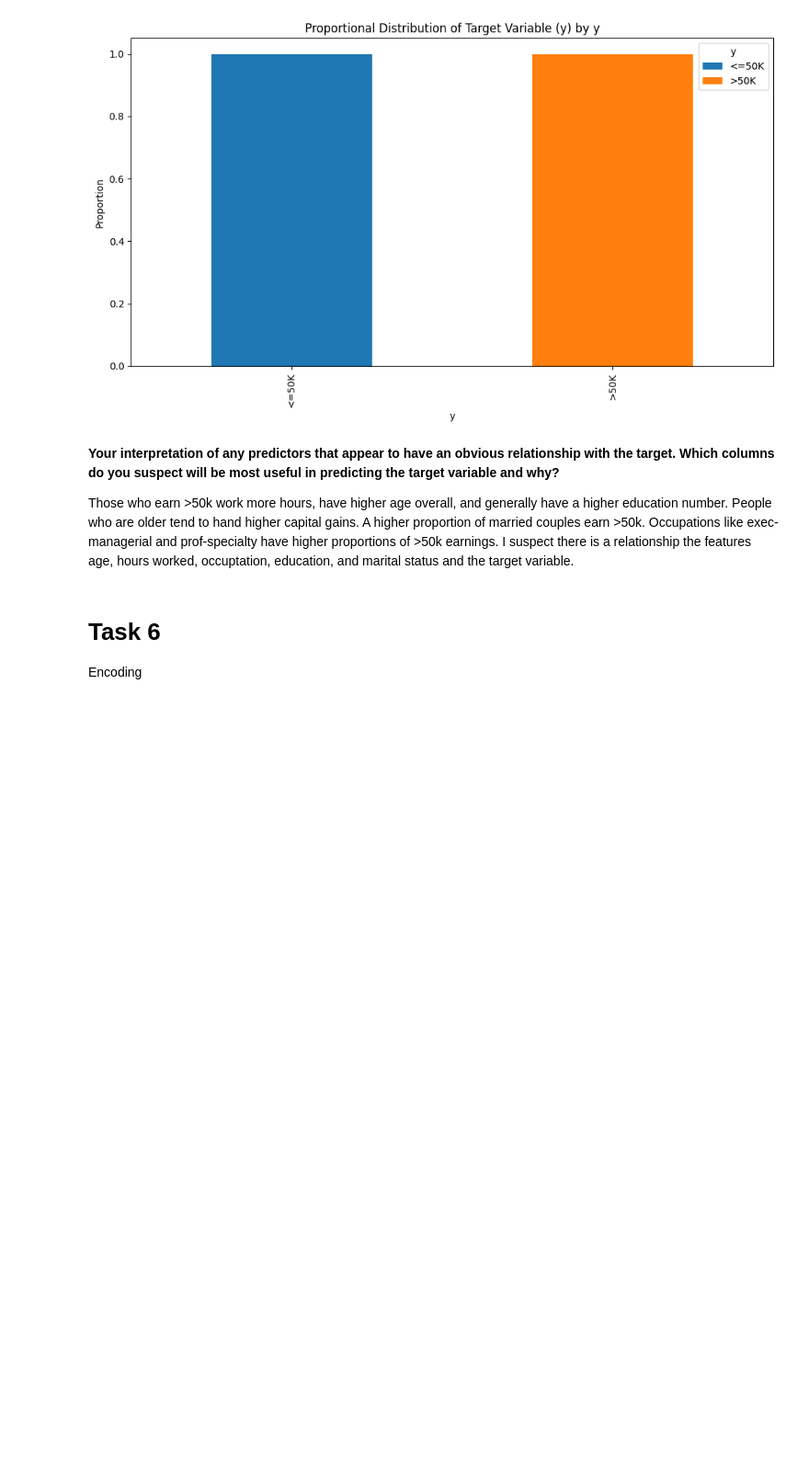
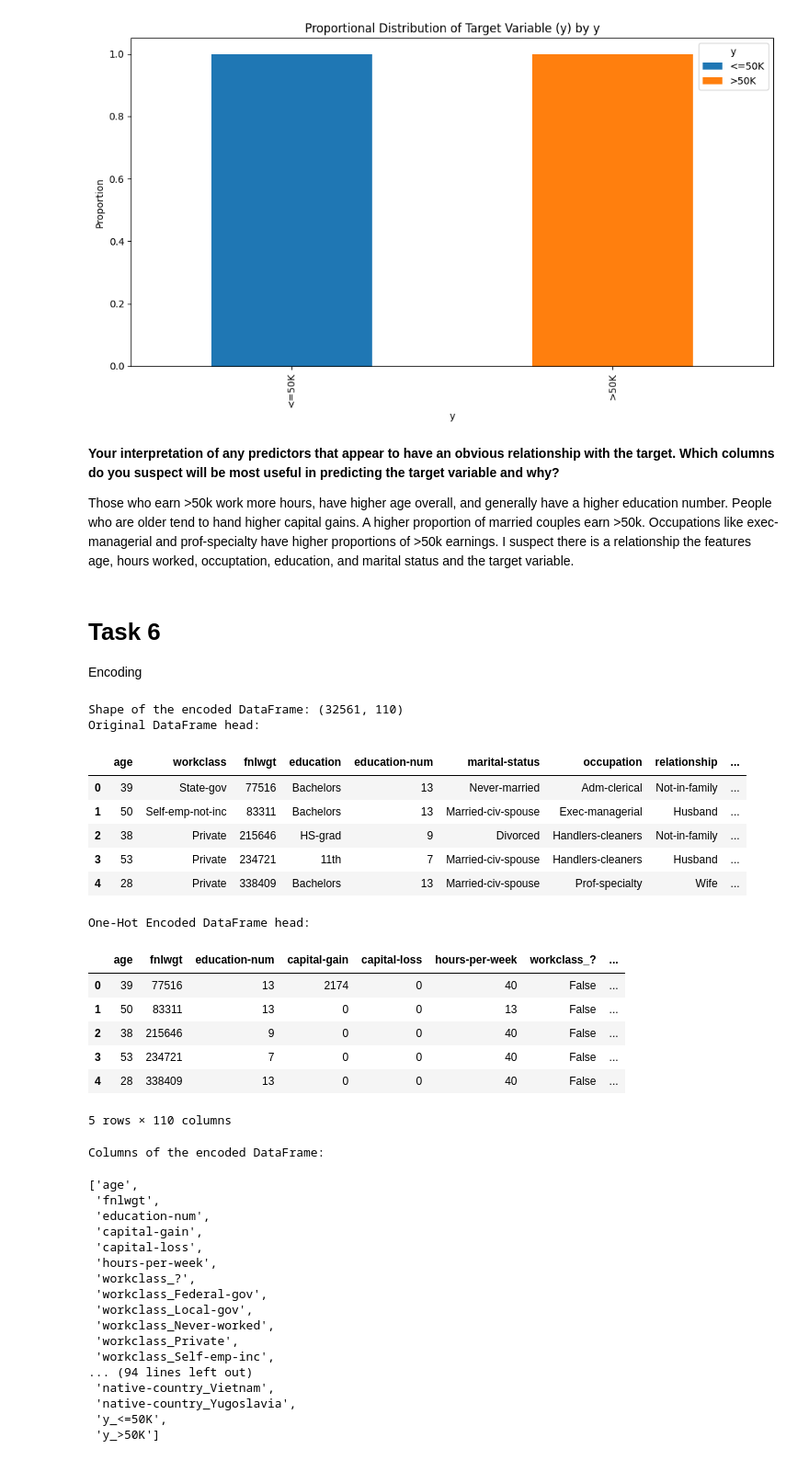
Before and after one commit to Zacfletch6/IS_submissions, a Jupyter notebook: Final_project_DM.ipynb, the cells around one changed output. Shown at 92% size. Drawn from its saved outputs; the diff is of its cells as text; code cells hidden in the pictures; blank space fills up the shorter version.

```diff
--- a/Final_project_DM.ipynb
+++ b/Final_project_DM.ipynb
@@ -440,3 +440,53 @@ Encoding
 # %%
 # pop out the target variable
 df = df.pop('y')
+# %%
+# one hot encode categorical columns in dataset
+df_encoded = pd.get_dummies(
+    df, columns=df.select_dtypes(include='object').columns.tolist())
+# %%
+print("\nShape of the encoded DataFrame:", df_encoded.shape)
+
+print("Original DataFrame head:")
+display(df.head())
+
+print("\nOne-Hot Encoded DataFrame head:")
+display(df_encoded.head())
+
+print("\nColumns of the encoded DataFrame:")
+display(df_encoded.columns.tolist())
+# %% [output]
+Shape of the encoded DataFrame: (32561, 110)
+Original DataFrame head:
+|  | age | workclass | fnlwgt | education | education-num | marital-status | occupation | relationship | ... |
+| 0 | 39 | State-gov | 77516 | Bachelors | 13 | Never-married | Adm-clerical | Not-in-family | ... |
+| 1 | 50 | Self-emp-not-inc | 83311 | Bachelors | 13 | Married-civ-spouse | Exec-managerial | Husband | ... |
+| 2 | 38 | Private | 215646 | HS-grad | 9 | Divorced | Handlers-cleaners | Not-in-family | ... |
+| 3 | 53 | Private | 234721 | 11th | 7 | Married-civ-spouse | Handlers-cleaners | Husband | ... |
+| 4 | 28 | Private | 338409 | Bachelors | 13 | Married-civ-spouse | Prof-specialty | Wife | ... |
+One-Hot Encoded DataFrame head:
+|  | age | fnlwgt | education-num | capital-gain | capital-loss | hours-per-week | workclass_? | ... |
+| 0 | 39 | 77516 | 13 | 2174 | 0 | 40 | False | ... |
+| 1 | 50 | 83311 | 13 | 0 | 0 | 13 | False | ... |
+| 2 | 38 | 215646 | 9 | 0 | 0 | 40 | False | ... |
+| 3 | 53 | 234721 | 7 | 0 | 0 | 40 | False | ... |
+| 4 | 28 | 338409 | 13 | 0 | 0 | 40 | False | ... |
+5 rows × 110 columns
+Columns of the encoded DataFrame:
+['age',
+ 'fnlwgt',
+ 'education-num',
+ 'capital-gain',
+ 'capital-loss',
+ 'hours-per-week',
+ 'workclass_?',
+ 'workclass_Federal-gov',
+ 'workclass_Local-gov',
+ 'workclass_Never-worked',
+ 'workclass_Private',
+ 'workclass_Self-emp-inc',
+... (94 lines left out)
+ 'native-country_Vietnam',
+ 'native-country_Yugoslavia',
+ 'y_<=50K',
+ 'y_>50K']
```
Also changed, not shown: parts of 3 cells of this notebook.
